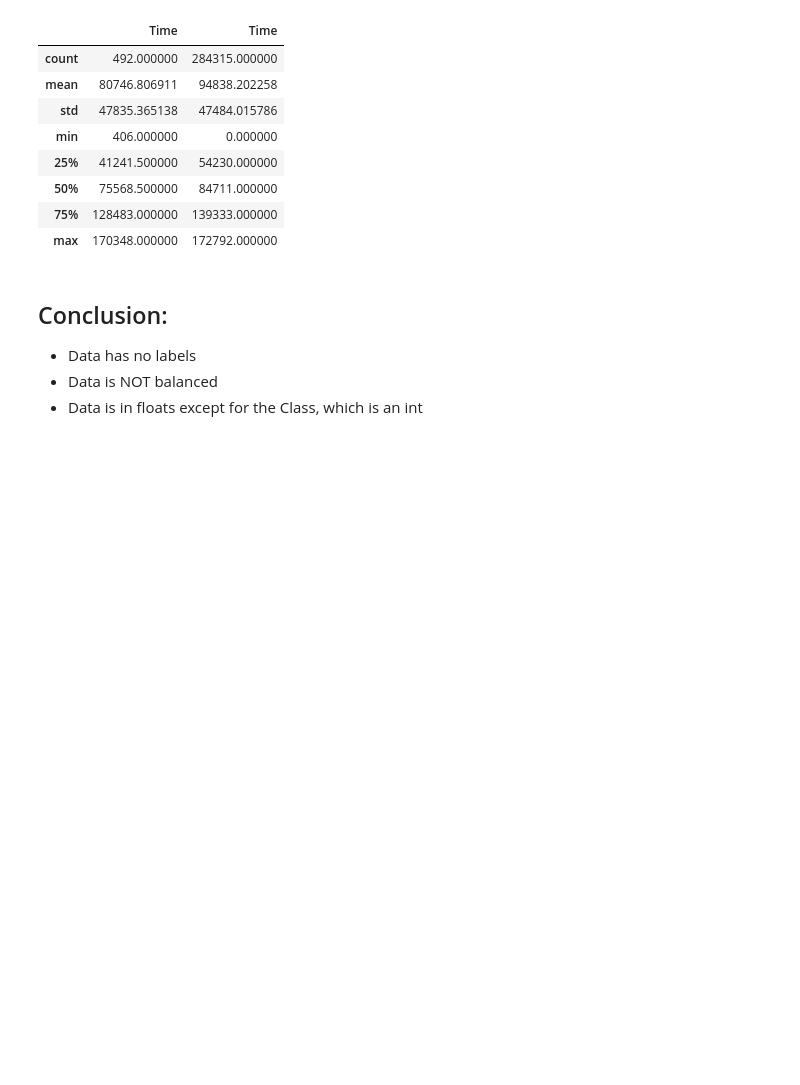
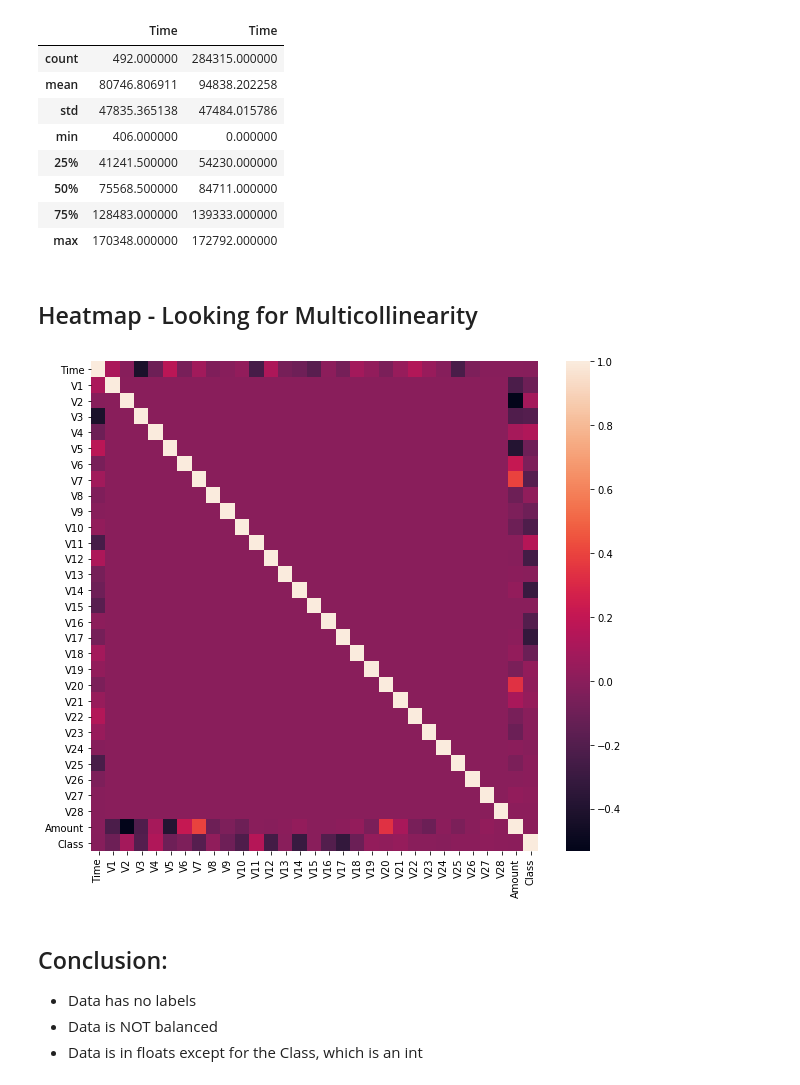
Before and after one commit to jeffersonzaki/Credit-Card-Fraud, a Jupyter notebook: EDA.ipynb, the cells around one changed output. Saved outputs shown, nothing was run; the diff lists cells and outputs as text; code cells hidden in the pictures; blank space fills up the shorter version.

```diff
--- a/EDA.ipynb
+++ b/EDA.ipynb
@@ -122,6 +126,16 @@ pd.concat([fraud.Time.describe(), normal.Time.describe()], axis=1)
 | 50% | 75568.500000 | 84711.000000 |
 | 75% | 128483.000000 | 139333.000000 |
 | max | 170348.000000 | 172792.000000 |
+# %% [markdown]
+## Heatmap - Looking for Multicollinearity
+# %%
+plt.figure(figsize=(10, 9))
+
+data = credit_df.corr()
+sns.heatmap(data)
+plt.show()
+# %% [output]
+[figure, added]
 # %% [markdown]
 ## Conclusion:
 - Data has no labels
```
Also changed, not shown: parts of 9 cells of this notebook.
